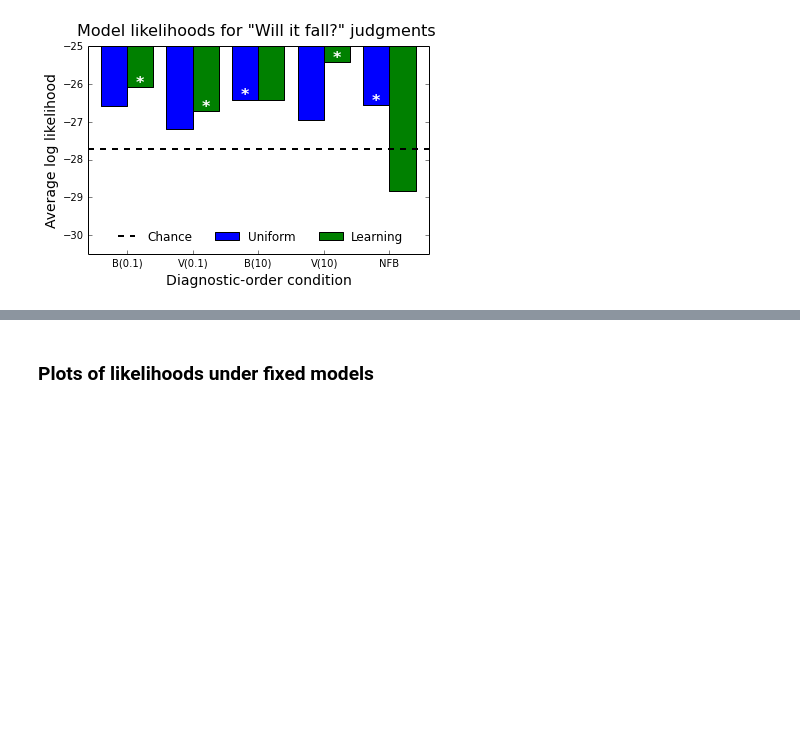
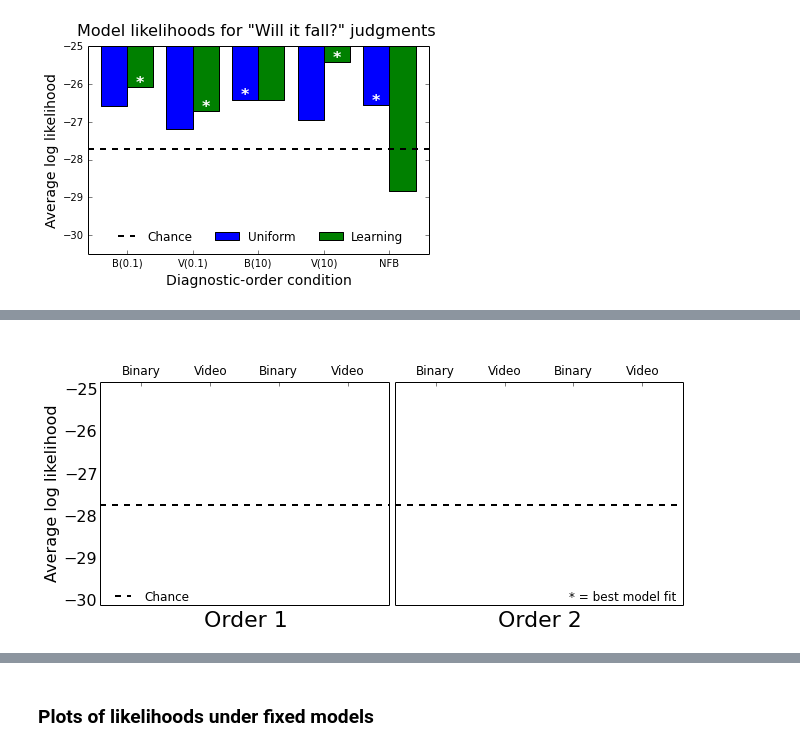
Before and after one commit to berkeley-cocosci/mass-inference, a Jupyter notebook: analysis/analyze-stability-learning.ipynb, the cells around one changed output, grey strips where cells are left out. Drawn from its saved outputs; the diff is of its cells as text; code cells hidden in the pictures; blank space fills up the shorter version.

```diff
--- a/analysis/analyze-stability-learning.ipynb
+++ b/analysis/analyze-stability-learning.ipynb
@@ -837,0 +657,5 @@ at.savefig("images/model_performance_3", close=False, ext=['png', 'pdf', 'svg'])
+# %%
+at.plot_model_comparison(info, chance=True, static=False, learning=False)
+at.savefig("images/model_performance_1", close=False, ext=['png', 'pdf', 'svg'])
+# %% [output]
+[figure, added]
```
Also changed, not shown: parts of 8 cells of this notebook, 1 other file.
